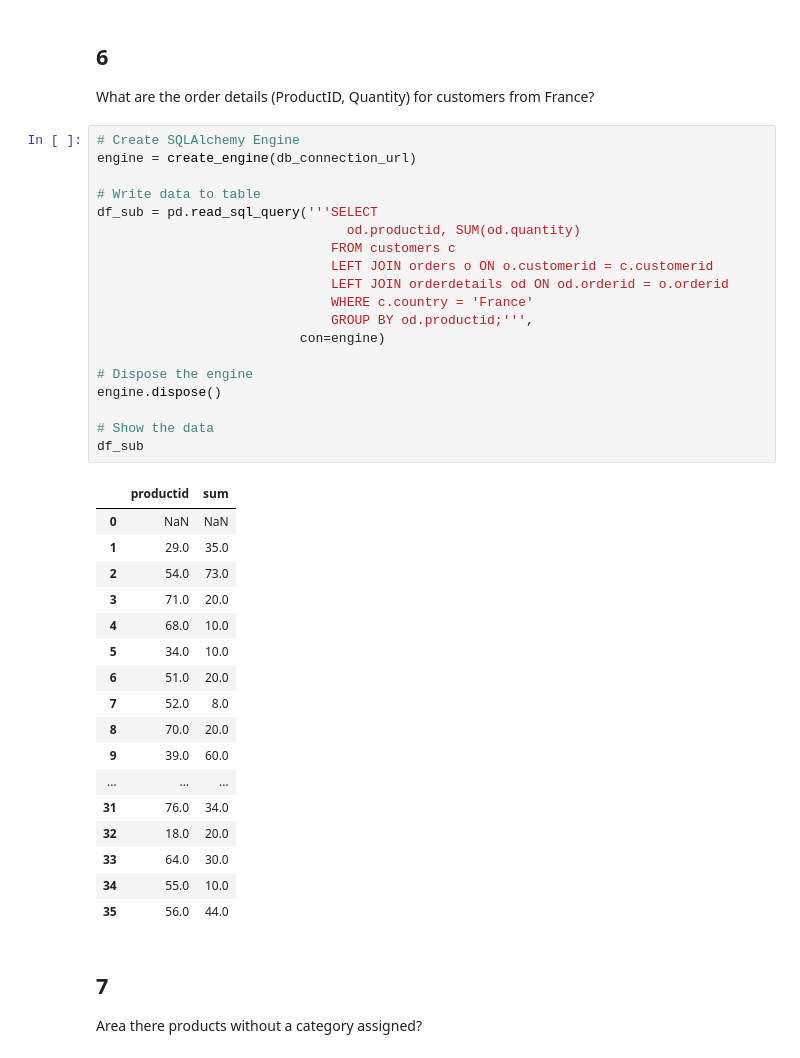
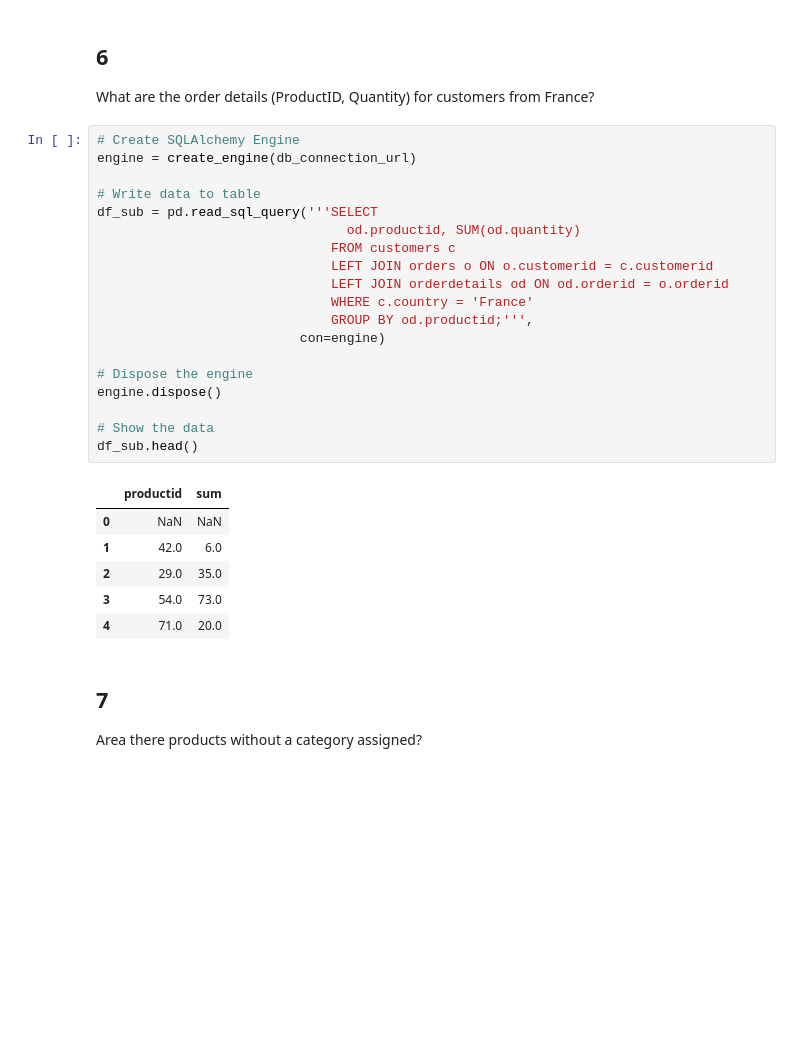
Before and after one commit to simonschmid30/python_postgresql_pgadmin, a Jupyter notebook: postgres_apartment_data.ipynb, the cells around one changed output. Drawn from its saved outputs; the diff is of its cells as text; blank space fills up the shorter version.

```diff
--- a/postgres_apartment_data.ipynb
+++ b/postgres_apartment_data.ipynb
@@ -348,40 +327,29 @@ What are the order details (ProductID, Quantity) for customers from France?
 # %%
 # Create SQLAlchemy Engine
 engine = create_engine(db_connection_url)
 
 # Write data to table
 df_sub = pd.read_sql_query('''SELECT
                                 od.productid, SUM(od.quantity)
                               FROM customers c
                               LEFT JOIN orders o ON o.customerid = c.customerid
                               LEFT JOIN orderdetails od ON od.orderid = o.orderid
                               WHERE c.country = 'France'
                               GROUP BY od.productid;''',
                           con=engine)
 
 # Dispose the engine
 engine.dispose()
 
 # Show the data
-df_sub
+df_sub.head()
 # %% [output]
 |  | productid | sum |
 | 0 | NaN | NaN |
-| 1 | 29.0 | 35.0 |
-| 2 | 54.0 | 73.0 |
-| 3 | 71.0 | 20.0 |
-| 4 | 68.0 | 10.0 |
-| 5 | 34.0 | 10.0 |
-| 6 | 51.0 | 20.0 |
-| 7 | 52.0 | 8.0 |
-| 8 | 70.0 | 20.0 |
-| 9 | 39.0 | 60.0 |
-| ... | ... | ... |
-| 31 | 76.0 | 34.0 |
-| 32 | 18.0 | 20.0 |
-| 33 | 64.0 | 30.0 |
-| 34 | 55.0 | 10.0 |
-| 35 | 56.0 | 44.0 |
+| 1 | 42.0 | 6.0 |
+| 2 | 29.0 | 35.0 |
+| 3 | 54.0 | 73.0 |
+| 4 | 71.0 | 20.0 |
 # %% [markdown]
 ## 7
 
```
Also changed, not shown: parts of 17 cells of this notebook, 1 other file.
